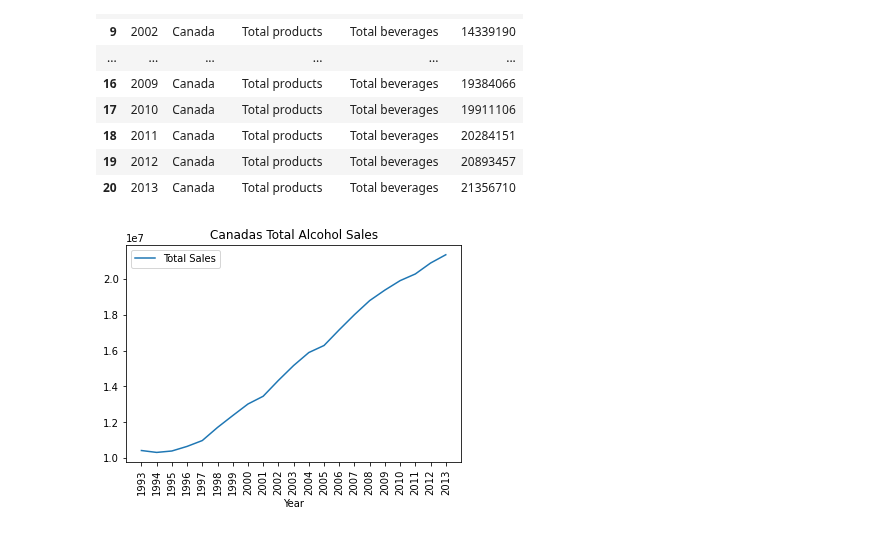
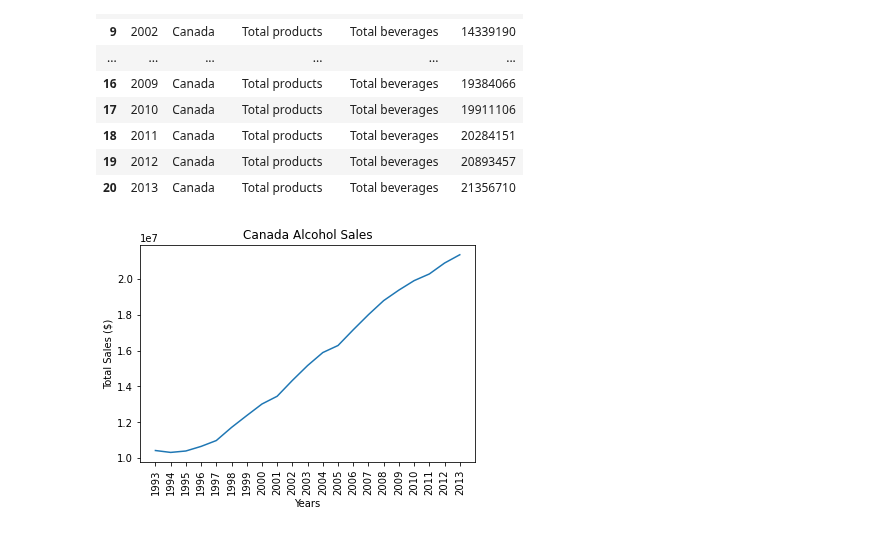
Before and after one commit to MattDavies1/Data-Bootcamp-Project, a Jupyter notebook: alc_sales.ipynb, the cells around one changed output. Cells and saved outputs as stored; diff of their text form; code cells hidden in the pictures.

```diff
--- a/alc_sales.ipynb
+++ b/alc_sales.ipynb
@@ -211,9 +180,11 @@ can_sales
 | 19 | 2012 | Canada | Total products | Total beverages | 20893457 |
 | 20 | 2013 | Canada | Total products | Total beverages | 21356710 |
 # %%
-can_sales.plot(kind="line",x="Year",y="Total Sales")
+plt.plot(can_sales["Year"],can_sales["Total Sales"])
+plt.ylabel("Total Sales ($)")
+plt.xlabel("Years")
 plt.xticks(can_sales["Year"],rotation="vertical")
-plt.title("Canadas Total Alcohol Sales")
+plt.title("Canada Alcohol Sales")
 plt.show()
 # %% [output]
-[figure, old version]
+[figure, new version]
```
Also changed, not shown: parts of 5 cells of this notebook, 1 other file.
